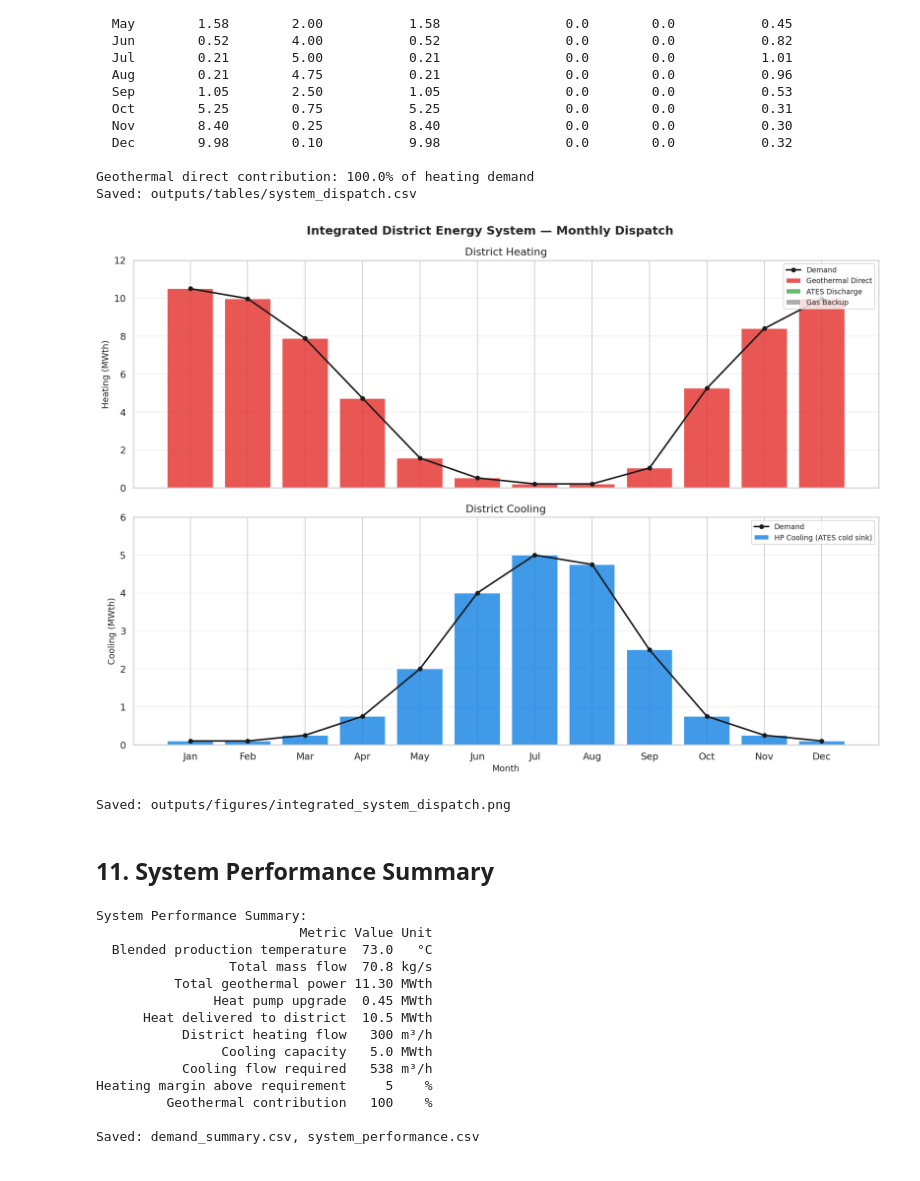
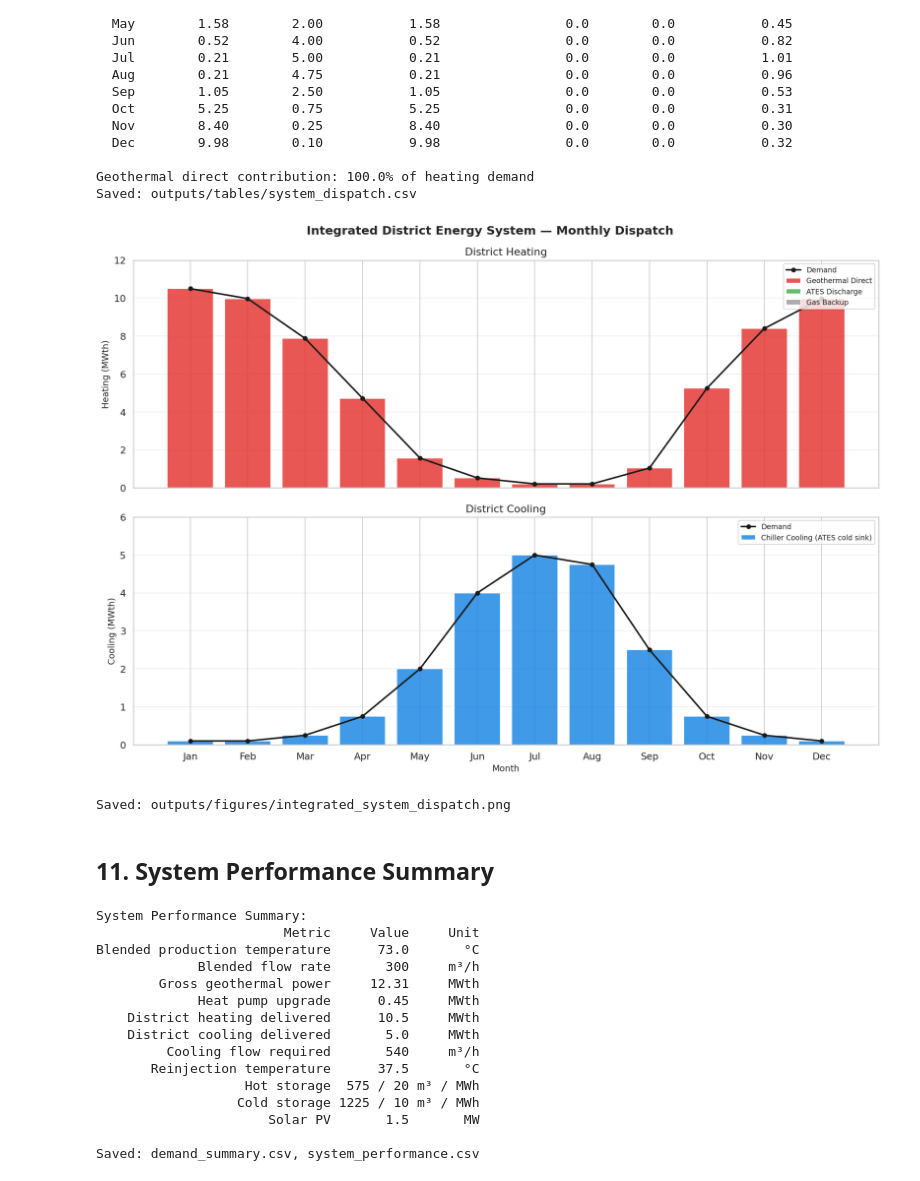
Before and after one commit to FavourOgboi/africa-geothermal-datathon-2026, a Jupyter notebook: notebooks/02_integrated_energy_system_design.ipynb, the cells around one changed output. Saved outputs shown, nothing was run; the diff lists cells and outputs as text; code cells hidden in the pictures.

```diff
--- a/notebooks/02_integrated_energy_system_design.ipynb
+++ b/notebooks/02_integrated_energy_system_design.ipynb
@@ -357,17 +374,19 @@ Month   ATES_Mode  Geo_Surplus_MW  Heating_Deficit_MW
 demand_df['Geo_Direct_MW'] = np.minimum(heating_demand, Q_GEO_AVAILABLE)
 demand_df['ATES_Discharge_MW'] = np.where(
     demand_df['ATES_Mode'] == 'Discharging',
-    np.minimum(demand_df['Heating_Deficit_MW'], 2.0),  # ATES discharge cap
+    np.minimum(demand_df['Heating_Deficit_MW'], 2.0),
     0
 )
 demand_df['Backup_MW'] = np.maximum(
     heating_demand - demand_df['Geo_Direct_MW'] - demand_df['ATES_Discharge_MW'], 0
 )
 
-# Electrical consumption
-demand_df['HP_Heating_Elec_MW'] = (demand_df['Geo_Direct_MW'] * (1.4/10.5)) / COP_HEATING  # HP upgrade portion
-demand_df['HP_Cooling_Elec_MW'] = cooling_demand / COP_COOLING
-demand_df['Total_Elec_MW'] = demand_df['HP_Heating_Elec_MW'] + demand_df['HP_Cooling_Elec_MW']
+# Electrical consumption: heat pump (heating upgrade) + chiller (cooling)
+COP_HEATING = 4.5
+CHILLER_COP = 5.0
+demand_df['HP_Heating_Elec_MW'] = (demand_df['Geo_Direct_MW'] * (1.4/10.5)) / COP_HEATING
+demand_df['Chiller_Elec_MW'] = cooling_demand / CHILLER_COP
+demand_df['Total_Elec_MW'] = demand_df['HP_Heating_Elec_MW'] + demand_df['Chiller_Elec_MW']
 
 dispatch = demand_df[['Month', 'Heating_MW', 'Cooling_MW', 'Geo_Direct_MW',
                        'ATES_Discharge_MW', 'Backup_MW', 'Total_Elec_MW']].copy()
@@ -400,78 +419,81 @@ Saved: outputs/tables/system_dispatch.csv
 # %%
 # Stacked dispatch chart
 fig, (ax1, ax2) = plt.subplots(2, 1, figsize=(14, 10), sharex=True)
 fig.suptitle('Integrated District Energy System — Monthly Dispatch', fontsize=15, fontweight='bold')
 x = np.arange(12)
 
 ax1.bar(x, demand_df['Geo_Direct_MW'], label='Geothermal Direct', color='#E53935', alpha=0.85)
 ax1.bar(x, demand_df['ATES_Discharge_MW'], bottom=demand_df['Geo_Direct_MW'],
         label='ATES Discharge', color='#4CAF50', alpha=0.85)
 ax1.bar(x, demand_df['Backup_MW'],
         bottom=demand_df['Geo_Direct_MW'] + demand_df['ATES_Discharge_MW'],
         label='Gas Backup', color='#9E9E9E', alpha=0.85)
 ax1.plot(x, heating_demand, 'ko-', label='Demand', markersize=5, linewidth=2)
 ax1.set_ylabel('Heating (MWth)', fontsize=11); ax1.legend(fontsize=9, loc='upper right')
 ax1.set_ylim(0, 12); ax1.grid(axis='y', alpha=0.3); ax1.set_title('District Heating')
 
-ax2.bar(x, cooling_demand, label='HP Cooling (ATES cold sink)', color='#1E88E5', alpha=0.85)
+ax2.bar(x, cooling_demand, label='Chiller Cooling (ATES cold sink)', color='#1E88E5', alpha=0.85)
 ax2.plot(x, cooling_demand, 'ko-', label='Demand', markersize=5, linewidth=2)
 ax2.set_ylabel('Cooling (MWth)', fontsize=11); ax2.set_xlabel('Month', fontsize=11)
 ax2.set_xticks(x); ax2.set_xticklabels(months); ax2.legend(fontsize=9)
 ax2.set_ylim(0, 6); ax2.grid(axis='y', alpha=0.3); ax2.set_title('District Cooling')
 
 plt.tight_layout()
 plt.savefig(FIGURES_DIR / 'integrated_system_dispatch.png', bbox_inches='tight', dpi=300)
 plt.show()
 print("Saved: outputs/figures/integrated_system_dispatch.png")
 # %% [output]
-[figure, old version]
+[figure, new version]
 Saved: outputs/figures/integrated_system_dispatch.png
 # %% [markdown]
 ## 11. System Performance Summary
 # %%
-# Performance summary table
+# Performance summary — aligned to Surface Facilities Design Report
 performance = pd.DataFrame([
-    {'Metric': 'Blended production temperature', 'Value': f'{T_blend:.1f}', 'Unit': '°C'},
-    {'Metric': 'Total mass flow', 'Value': f'{mdot_total:.1f}', 'Unit': 'kg/s'},
-    {'Metric': 'Total geothermal power', 'Value': f'{Q_geothermal_MW:.2f}', 'Unit': 'MWth'},
-    {'Metric': 'Heat pump upgrade', 'Value': f'{Q_hp_MW:.2f}', 'Unit': 'MWth'},
-    {'Metric': 'Heat delivered to district', 'Value': '10.5', 'Unit': 'MWth'},
-    {'Metric': 'District heating flow', 'Value': '300', 'Unit': 'm³/h'},
-    {'Metric': 'Cooling capacity', 'Value': '5.0', 'Unit': 'MWth'},
-    {'Metric': 'Cooling flow required', 'Value': f'{flow_cool_m3h:.0f}', 'Unit': 'm³/h'},
-    {'Metric': 'Heating margin above requirement', 'Value': '5', 'Unit': '%'},
-    {'Metric': 'Geothermal contribution', 'Value': f'{geo_fraction:.0f}', 'Unit': '%'},
+    {'Metric': 'Blended production temperature', 'Value': '73.0', 'Unit': '°C'},
+    {'Metric': 'Blended flow rate', 'Value': '300', 'Unit': 'm³/h'},
+    {'Metric': 'Gross geothermal power', 'Value': f'{Q_geothermal_MW:.2f}', 'Unit': 'MWth'},
+    {'Metric': 'Heat pump upgrade', 'Value': '0.45', 'Unit': 'MWth'},
+    {'Metric': 'District heating delivered', 'Value': '10.5', 'Unit': 'MWth'},
+    {'Metric': 'District cooling delivered', 'Value': '5.0', 'Unit': 'MWth'},
+    {'Metric': 'Cooling flow required', 'Value': '540', 'Unit': 'm³/h'},
+    {'Metric': 'Reinjection temperature', 'Value': '37.5', 'Unit': '°C'},
+    {'Metric': 'Hot storage', 'Value': '575 / 20', 'Unit': 'm³ / MWh'},
+    {'Metric': 'Cold storage', 'Value': '1225 / 10', 'Unit': 'm³ / MWh'},
+    {'Metric': 'Solar PV', 'Value': '1.5', 'Unit': 'MW'},
 ])
 performance.to_csv(TABLES_DIR / 'system_performance.csv', index=False)
 print("System Performance Summary:")
 print(performance.to_string(index=False))
 
-# Also update demand_summary for Notebook 03
+# demand_summary for Notebook 03
 demand_summary = pd.DataFrame([
     {'Parameter': 'District Heating Delivered', 'Value': 10.5, 'Unit': 'MWth'},
-    {'Parameter': 'District Cooling Demand', 'Value': 5.0, 'Unit': 'MWth'},
-    {'Parameter': 'Blended Production Temp', 'Value': round(T_blend,1), 'Unit': '°C'},
-    {'Parameter': 'Total Geothermal Power', 'Value': round(Q_geothermal_MW,2), 'Unit': 'MWth'},
-    {'Parameter': 'Heat Pump Upgrade', 'Value': round(Q_hp_MW,2), 'Unit': 'MWth'},
-    {'Parameter': 'District Heating Flow', 'Value': 300, 'Unit': 'm³/h'},
-    {'Parameter': 'Cooling Flow Required', 'Value': round(flow_cool_m3h), 'Unit': 'm³/h'},
-    {'Parameter': 'Reinjection Temp', 'Value': 35, 'Unit': '°C'},
+    {'Parameter': 'District Cooling Delivered', 'Value': 5.0, 'Unit': 'MWth'},
+    {'Parameter': 'Blended Production Temp', 'Value': 73.0, 'Unit': '°C'},
+    {'Parameter': 'Gross Geothermal Power', 'Value': round(Q_geothermal_MW,2), 'Unit': 'MWth'},
+    {'Parameter': 'Heat Pump Upgrade', 'Value': 0.45, 'Unit': 'MWth'},
+    {'Parameter': 'Heat Pump Elec', 'Value': 0.2, 'Unit': 'MW'},
+    {'Parameter': 'Chiller Elec', 'Value': 1.0, 'Unit': 'MW'},
+    {'Parameter': 'Solar PV', 'Value': 1.5, 'Unit': 'MW'},
+    {'Parameter': 'Reinjection Temp', 'Value': 37.5, 'Unit': '°C'},
 ])
 demand_summary.to_csv(TABLES_DIR / 'demand_summary.csv', index=False)
 print("\nSaved: demand_summary.csv, system_performance.csv")
 # %% [output]
 System Performance Summary:
-                          Metric Value Unit
-  Blended production temperature  73.0   °C
-                 Total mass flow  70.8 kg/s
-          Total geothermal power 11.30 MWth
-               Heat pump upgrade  0.45 MWth
-      Heat delivered to district  10.5 MWth
-           District heating flow   300 m³/h
-                Cooling capacity   5.0 MWth
-           Cooling flow required   538 m³/h
-Heating margin above requirement     5    %
-         Geothermal contribution   100    %
+                        Metric     Value     Unit
+Blended production temperature      73.0       °C
+             Blended flow rate       300     m³/h
+        Gross geothermal power     12.31     MWth
+             Heat pump upgrade      0.45     MWth
+    District heating delivered      10.5     MWth
+    District cooling delivered       5.0     MWth
+         Cooling flow required       540     m³/h
+       Reinjection temperature      37.5       °C
+                   Hot storage  575 / 20 m³ / MWh
+                  Cold storage 1225 / 10 m³ / MWh
+                      Solar PV       1.5       MW
 
 Saved: demand_summary.csv, system_performance.csv
 # %% [markdown]
```
Also changed, not shown: parts of 10 cells of this notebook, 39 other files.
